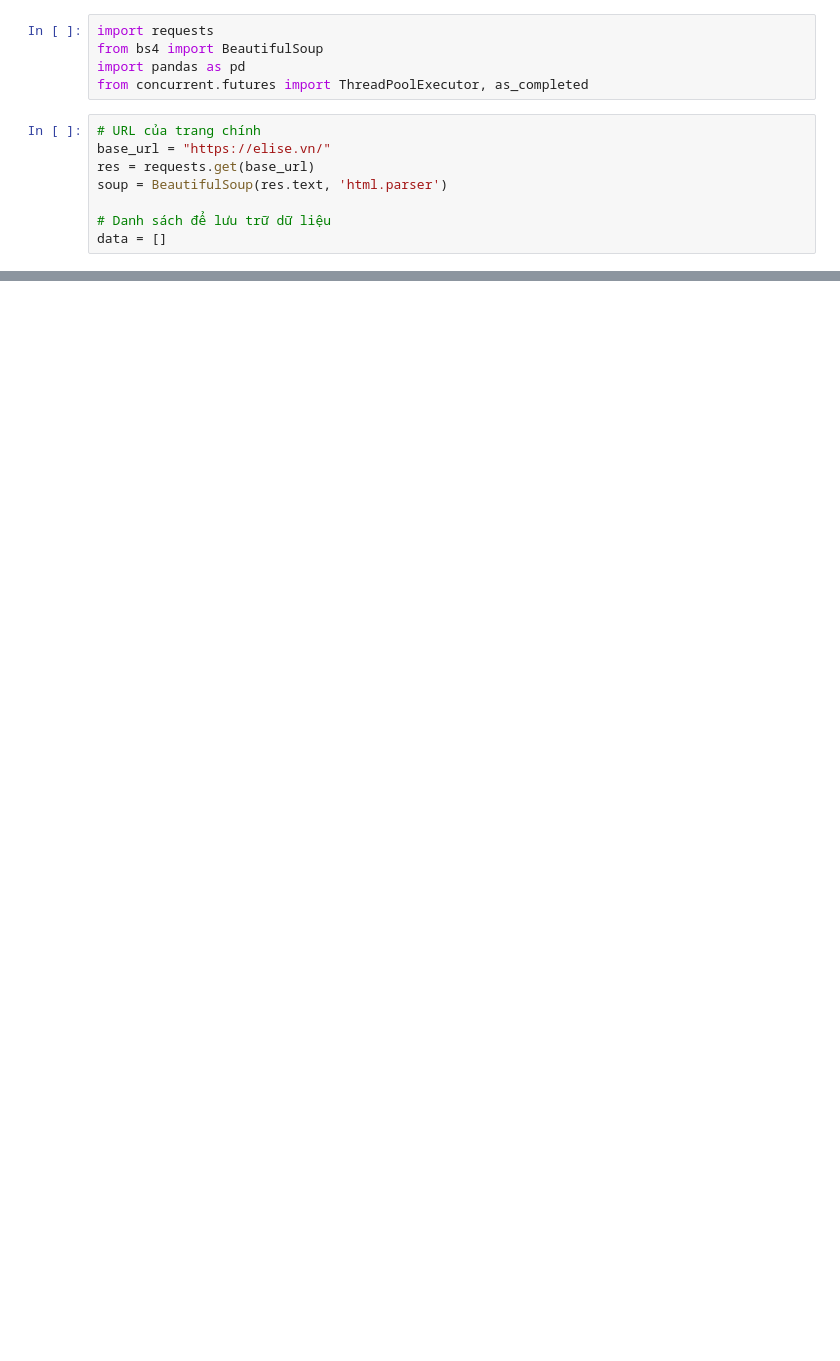
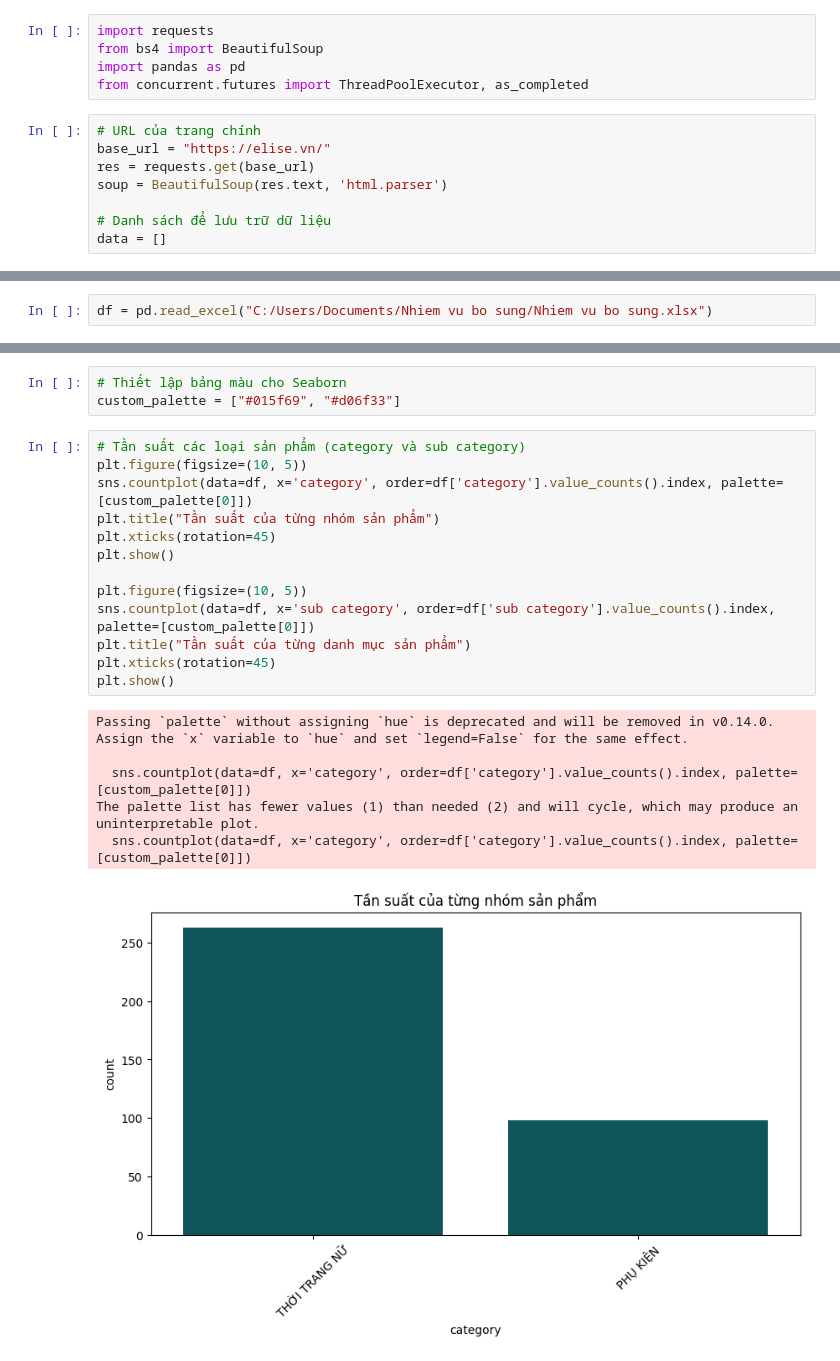
Before and after one commit to TuyetNguyenThi/HocKyDoanhNghiep, a Jupyter notebook: Nhiemvubosung.ipynb, the cells around one changed output, grey strips where cells are left out. Saved outputs shown, nothing was run; the diff lists cells and outputs as text; blank space fills up the shorter version.

Commit message:
NhiemVuBoSung

```diff
--- a/Nhiemvubosung.ipynb
+++ b/Nhiemvubosung.ipynb
@@ -99,0 +106,2 @@ df.to_excel("C:/Users/Documents/Nhiem vu bo sung/Nhiem vu bo sung.xlsx" , index=
+# %%
+df = pd.read_excel("C:/Users/Documents/Nhiem vu bo sung/Nhiem vu bo sung.xlsx")
@@ -99,0 +138,23 @@ df.to_excel("C:/Users/Documents/Nhiem vu bo sung/Nhiem vu bo sung.xlsx" , index=
+# %%
+# Thiết lập bảng màu cho Seaborn
+custom_palette = ["#015f69", "#d06f33"]
+# %%
+# Tần suất các loại sản phẩm (category và sub category)
+plt.figure(figsize=(10, 5))
+sns.countplot(data=df, x='category', order=df['category'].value_counts().index, palette=[custom_palette[0]])
+plt.title("Tần suất của từng nhóm sản phẩm")
+plt.xticks(rotation=45)
+plt.show()
+
+plt.figure(figsize=(10, 5))
+sns.countplot(data=df, x='sub category', order=df['sub category'].value_counts().index, palette=[custom_palette[0]])
+plt.title("Tần suất của từng danh mục sản phẩm")
+plt.xticks(rotation=45)
+plt.show()
+# %% [output]
+Passing `palette` without assigning `hue` is deprecated and will be removed in v0.14.0. Assign the `x` variable to `hue` and set `legend=False` for the same effect.
+
+  sns.countplot(data=df, x='category', order=df['category'].value_counts().index, palette=[custom_palette[0]])
+The palette list has fewer values (1) than needed (2) and will cycle, which may produce an uninterpretable plot.
+  sns.countplot(data=df, x='category', order=df['category'].value_counts().index, palette=[custom_palette[0]])
+[figure, added]
```
Also changed, not shown: parts of 14 cells of this notebook.
